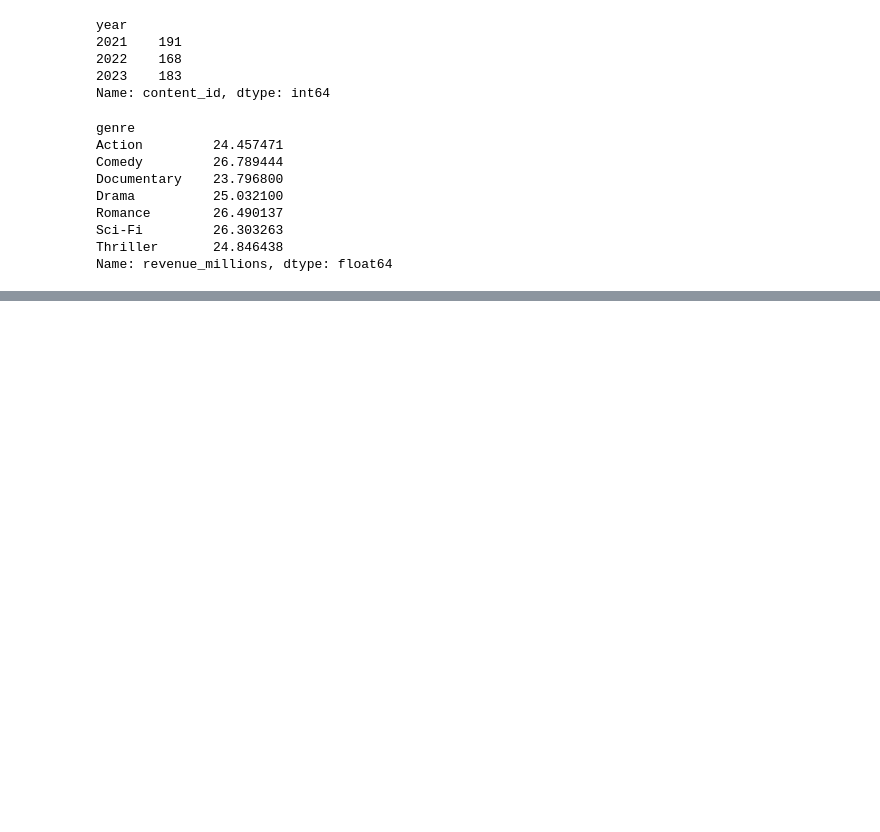
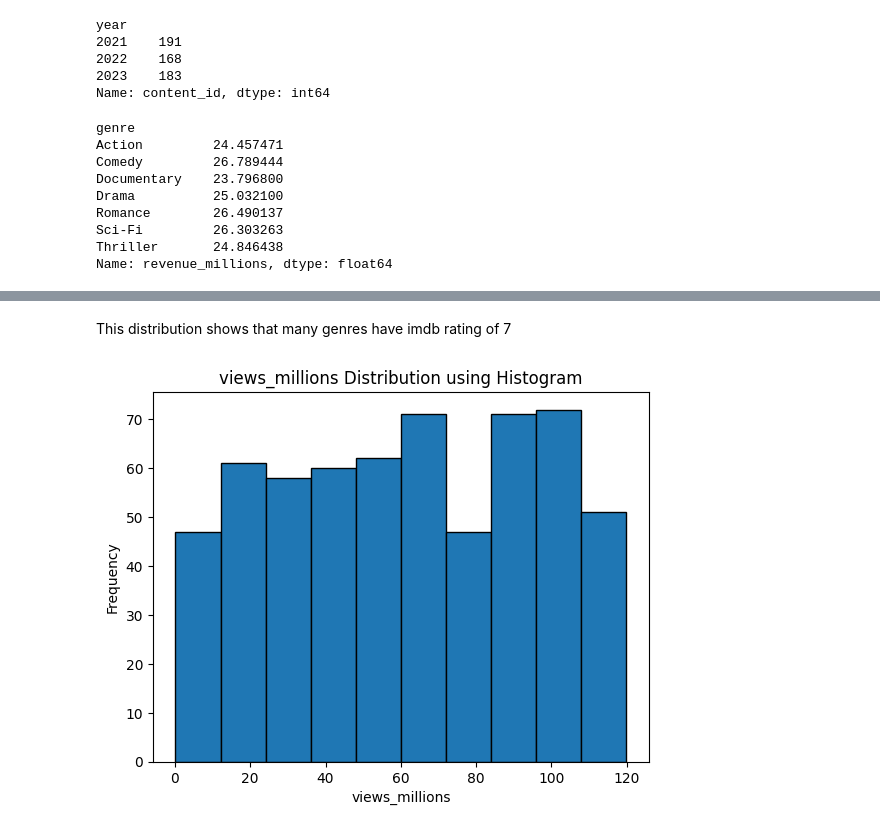
Before and after one commit to anuja-2904/Amazon_Prime_Video_Data, a Jupyter notebook: Amazon_Prime_Video_Data.ipynb, the cells around one changed output, grey strips where cells are left out. Cells and saved outputs as stored; diff of their text form; code cells hidden in the pictures; blank space fills up the shorter version.

```diff
--- a/Amazon_Prime_Video_Data.ipynb
+++ b/Amazon_Prime_Video_Data.ipynb
@@ -827,0 +880,10 @@ Name: revenue_millions, dtype: float64
+# %% [markdown]
+This distribution shows that many genres have imdb rating of 7
+# %%
+plt.hist(df["views_millions"],edgecolor="black")
+plt.title("views_millions Distribution using Histogram")
+plt.xlabel("views_millions")
+plt.ylabel("Frequency")
+plt.show()
+# %% [output]
+[figure, added]
```
Also changed, not shown: parts of 89 cells of this notebook.
